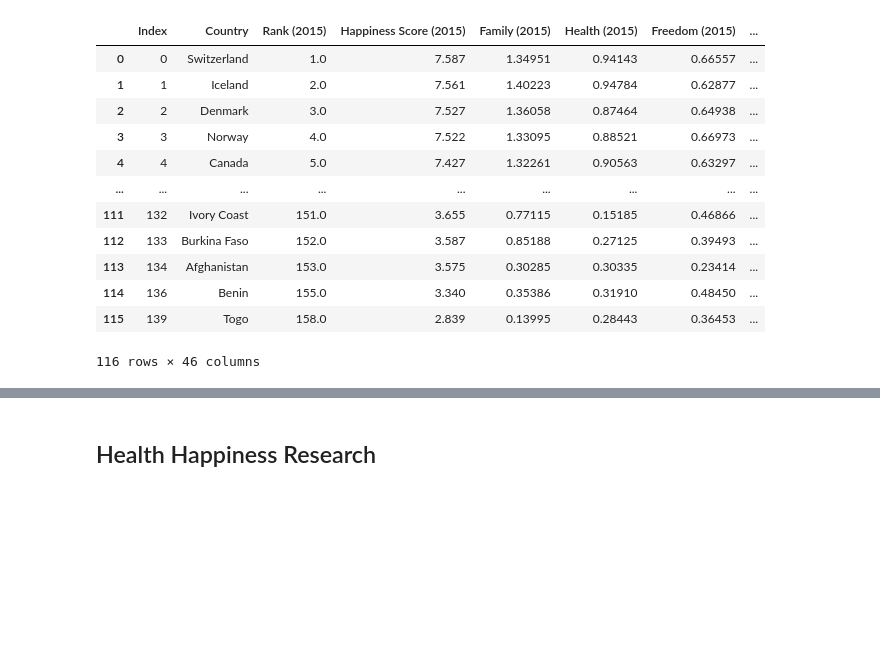
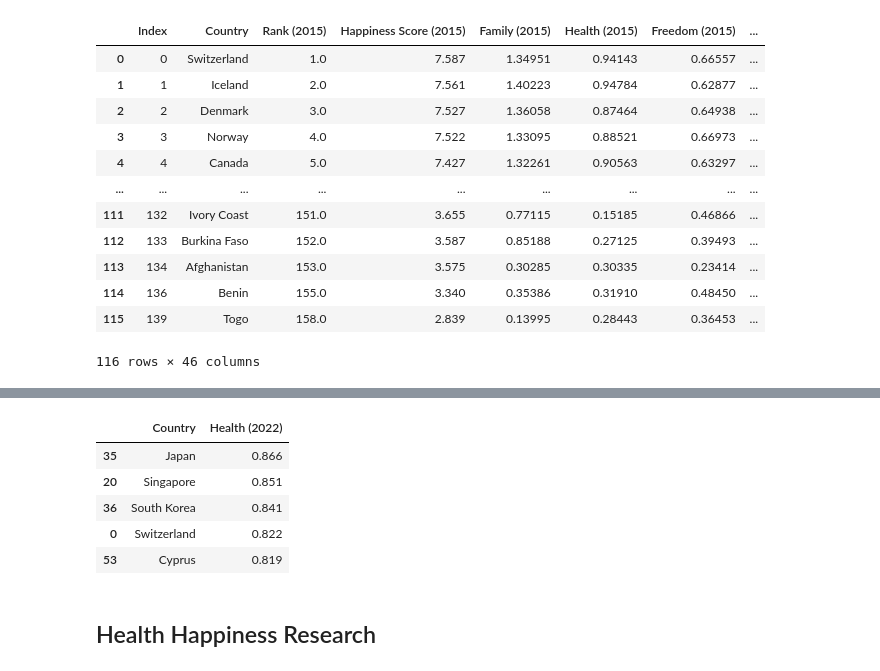
Before and after one commit to tvaughn905/Project-1, a Jupyter notebook: HealthAnalysis.ipynb, the cells around one changed output, grey strips where cells are left out. Drawn from its saved outputs; the diff is of its cells as text; code cells hidden in the pictures; blank space fills up the shorter version.

```diff
--- a/HealthAnalysis.ipynb
+++ b/HealthAnalysis.ipynb
@@ -89 +100,12 @@ clean_data_df
+# %%
+clean_sorted_df = clean_data_df.sort_values(by=['Health (2022)'], ascending=False)
+clean_sorted_df = clean_sorted_df[['Country', 'Health (2022)']]
+clean_sorted_df.head(5)
+# %% [output]
+|  | Country | Health (2022) |
+| 35 | Japan | 0.866 |
+| 20 | Singapore | 0.851 |
+| 36 | South Korea | 0.841 |
+| 0 | Switzerland | 0.822 |
+| 53 | Cyprus | 0.819 |
 # %%
```
Also changed, not shown: parts of 4 cells of this notebook, 7 other files.
